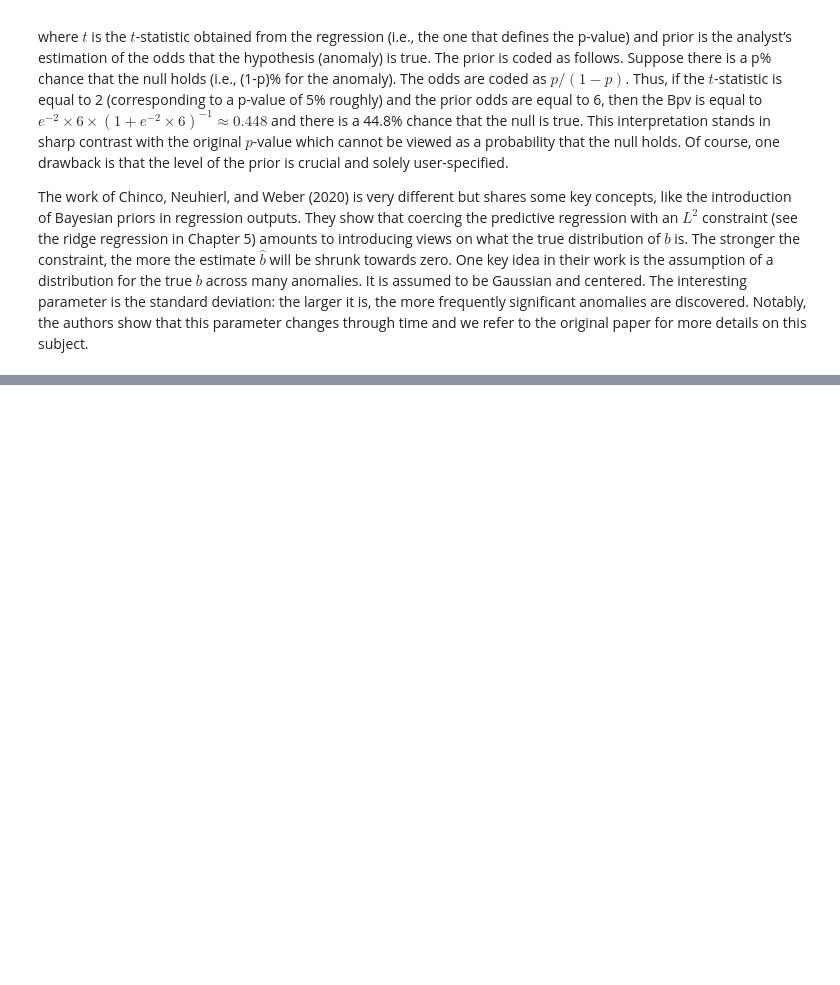
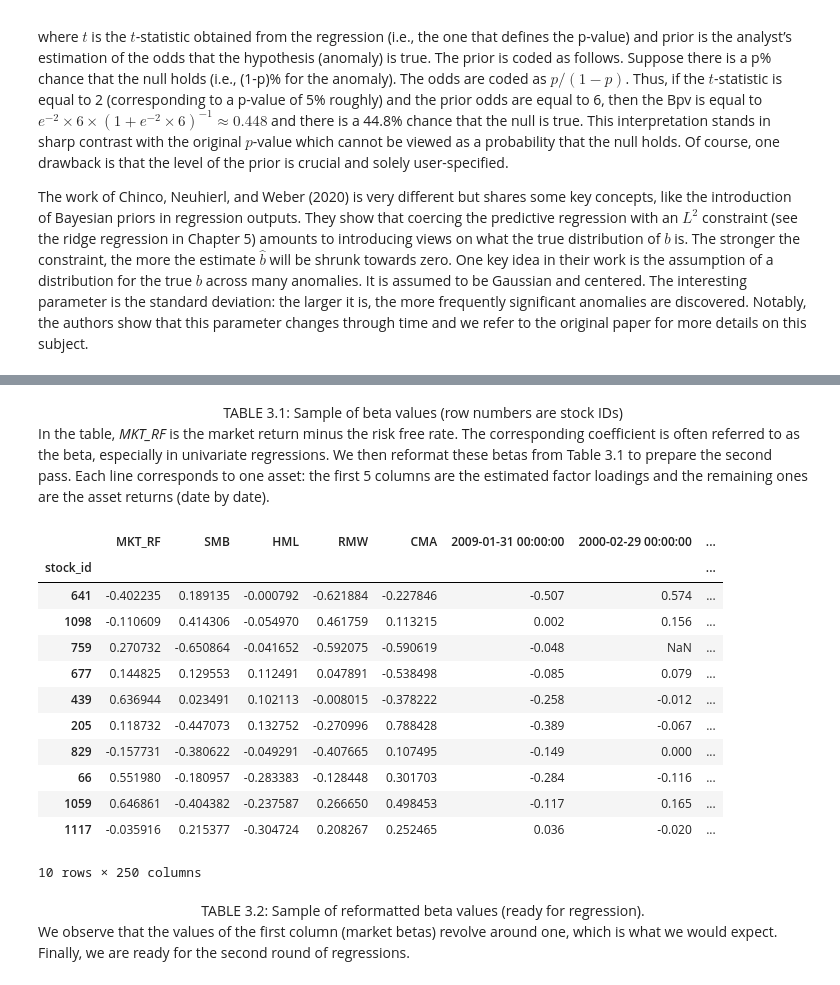
Before and after one commit to ryansdowning/python_mlfactor, a Jupyter notebook: notebooks/Chapter_3_Factor_investing_and_asset_pricing_anomalies.ipynb, the cells around one changed output, grey strips where cells are left out. Drawn from its saved outputs; the diff is of its cells as text; code cells hidden in the pictures; blank space fills up the shorter version.

```diff
--- a/notebooks/Chapter_3_Factor_investing_and_asset_pricing_anomalies.ipynb
+++ b/notebooks/Chapter_3_Factor_investing_and_asset_pricing_anomalies.ipynb
@@ -200,0 +226,25 @@ The work of Chinco, Neuhierl, and Weber (2020) is very different but shares some
+# %%
+seed = 42  # Reproducibility
+data_ml = load_data_ml()[['date', 'stock_id', 'R1M_Usd']].dropna()
+ff_factors = load_ff_factors()
+
+# Join the 2 datasets (with returns over some stocks)
+stock_sample = pd.Series(np.random.choice(pd.unique(data_ml['stock_id']), 10, False))
+data_ml = data_ml[data_ml['stock_id'].isin(stock_sample)]
+data_fm = data_ml.merge(ff_factors, how='left', on='date')
+
+data_fm['R1M_Usd'] = data_fm['R1M_Usd'].shift(1)  # Lag returns
+data_fm.dropna(inplace=True)  # Remove missing points
+
+data_fm = data_fm.pivot(  # Spread stock_id return columns
+    index=list(set(data_fm.columns) - {'R1M_Usd', 'stock_id'}),
+    values='R1M_Usd', columns='stock_id'
+).reset_index()
+data_fm.columns.name = ''  # Remove columns header
+# %%
+import statsmodels.formula.api as smf
+data_fm.rename(columns={stock: f"_{stock}_" for stock in stock_sample}, inplace=True)
+formulas = [f"_{stock}_~ MKT_RF + SMB + HML + RMW + CMA" for stock in stock_sample]  # Model spec
+models = [smf.ols(formula, data=data_fm).fit() for formula in formulas]  # Call ols(...).fit()
+betas = pd.DataFrame({stock: model.params for stock, model in zip(stock_sample, models)}).T  # Extract the betas
+betas
@@ -200,0 +263,4 @@ The work of Chinco, Neuhierl, and Weber (2020) is very different but shares some
+# %% [markdown]
+<center>TABLE 3.1: Sample of beta values (row numbers are stock IDs)</center>
+
+In the table, *MKT_RF* is the market return minus the risk free rate. The corresponding coefficient is often referred to as the beta, especially in univariate regressions. We then reformat these betas from Table 3.1 to prepare the second pass. Each line corresponds to one asset: the first 5 columns are the estimated factor loadings and the remaining ones are the asset returns (date by date).
@@ -200,0 +278,20 @@ The work of Chinco, Neuhierl, and Weber (2020) is very different but shares some
+# %%
+fm_data
+# %% [output]
+|  | MKT_RF | SMB | HML | RMW | CMA | 2009-01-31 00:00:00 | 2000-02-29 00:00:00 | ... |
+| stock_id |  |  |  |  |  |  |  | ... |
+| 641 | -0.402235 | 0.189135 | -0.000792 | -0.621884 | -0.227846 | -0.507 | 0.574 | ... |
+| 1098 | -0.110609 | 0.414306 | -0.054970 | 0.461759 | 0.113215 | 0.002 | 0.156 | ... |
+| 759 | 0.270732 | -0.650864 | -0.041652 | -0.592075 | -0.590619 | -0.048 | NaN | ... |
+| 677 | 0.144825 | 0.129553 | 0.112491 | 0.047891 | -0.538498 | -0.085 | 0.079 | ... |
+| 439 | 0.636944 | 0.023491 | 0.102113 | -0.008015 | -0.378222 | -0.258 | -0.012 | ... |
+| 205 | 0.118732 | -0.447073 | 0.132752 | -0.270996 | 0.788428 | -0.389 | -0.067 | ... |
+| 829 | -0.157731 | -0.380622 | -0.049291 | -0.407665 | 0.107495 | -0.149 | 0.000 | ... |
+| 66 | 0.551980 | -0.180957 | -0.283383 | -0.128448 | 0.301703 | -0.284 | -0.116 | ... |
+| 1059 | 0.646861 | -0.404382 | -0.237587 | 0.266650 | 0.498453 | -0.117 | 0.165 | ... |
+| 1117 | -0.035916 | 0.215377 | -0.304724 | 0.208267 | 0.252465 | 0.036 | -0.020 | ... |
+10 rows × 250 columns
+# %% [markdown]
+<center>TABLE 3.2: Sample of reformatted beta values (ready for regression).</center>
+
+We observe that the values of the first column (market betas) revolve around one, which is what we would expect. Finally, we are ready for the second round of regressions.
```
Also changed, not shown: parts of 12 cells of this notebook.
